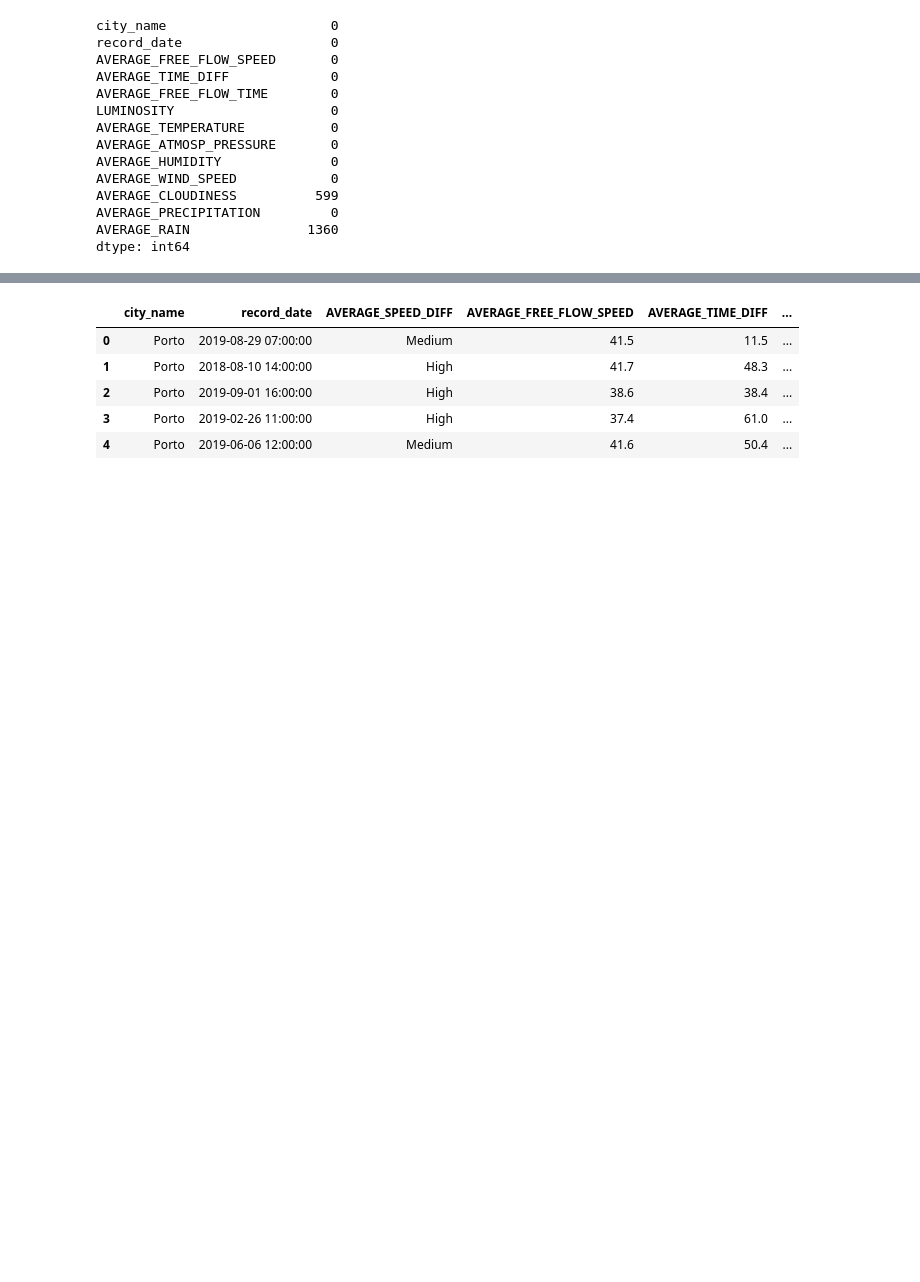
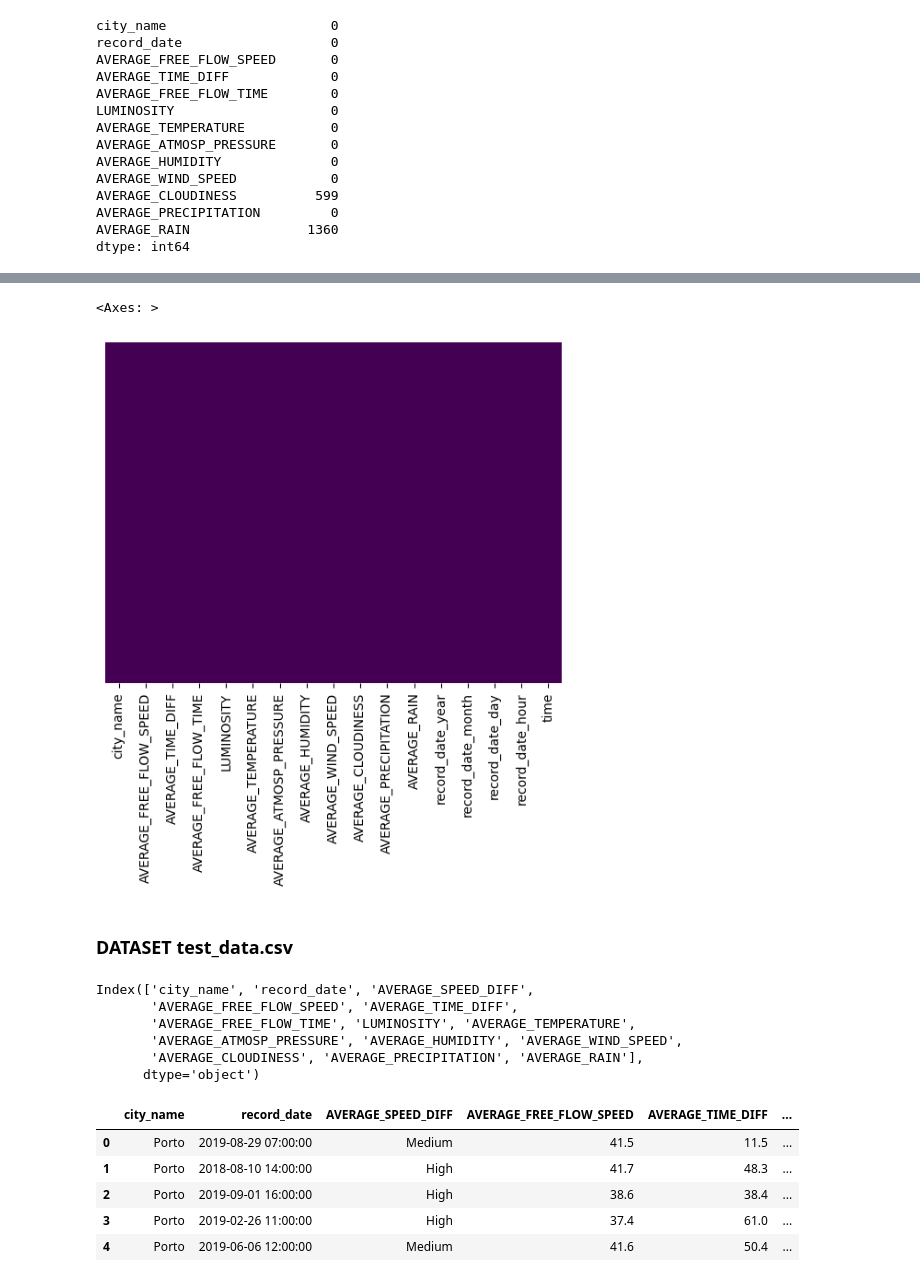
Before and after one commit to GuilhermeLobo225/DAA, a Jupyter notebook: Project.ipynb, the cells around one changed output, grey strips where cells are left out. Cells and saved outputs as stored; diff of their text form; code cells hidden in the pictures; blank space fills up the shorter version.

```diff
--- a/Project.ipynb
+++ b/Project.ipynb
@@ -72,0 +174,4 @@ dtype: int64
+# %%
+test.drop('record_date_minute', axis=1, inplace=True)
+test.drop('record_date', axis=1, inplace=True)
+test.head()
@@ -72,0 +185,13 @@ dtype: int64
+# %%
+# Calcular a moda da AVERAGE_CLOUDINESS por cada dia
+day_mode = (
+    test.groupby('record_date_day')['AVERAGE_CLOUDINESS']
+      .agg(lambda x: x.mode().iloc[0] if not x.mode().empty else pd.NA)
+)
+# Preencher os NaN com a moda do respetivo dia
+test['AVERAGE_CLOUDINESS'] = test.apply(
+    lambda row: day_mode[row['record_date_day']]
+    if pd.isna(row['AVERAGE_CLOUDINESS']) else row['AVERAGE_CLOUDINESS'],
+    axis=1
+)
+test.head()
@@ -72,0 +233,13 @@ dtype: int64
+# %%
+# Calcular a moda da AVERAGE_RAIN por cada dia
+day_mode = (
+    test.groupby('record_date_day')['AVERAGE_RAIN']
+      .agg(lambda x: x.mode().iloc[0] if not x.mode().empty else pd.NA)
+)
+# Preencher os NaN com a moda do respetivo dia
+test['AVERAGE_RAIN'] = test.apply(
+    lambda row: day_mode[row['record_date_day']]
+    if pd.isna(row['AVERAGE_RAIN']) else row['AVERAGE_RAIN'],
+    axis=1
+)
+test.head()
@@ -72,0 +274,5 @@ dtype: int64
+# %%
+#Ainda existem valores em falta, mas sao poucos. Vamos preencher com a moda da coluna
+mode_rain = test['AVERAGE_RAIN'].mode()[0]
+test['AVERAGE_RAIN'] = test['AVERAGE_RAIN'].fillna(mode_rain)
+test.head()
@@ -73,3 +307,19 @@ dtype: int64
+# %%
+sns.heatmap(test.isnull(), yticklabels=False, cbar=False, cmap='viridis')
+# %% [output]
+<Axes: >
+[figure, added]
+# %% [markdown]
+### DATASET test_data.csv
+# %%
+train.columns
+# %% [output]
+Index(['city_name', 'record_date', 'AVERAGE_SPEED_DIFF',
+       'AVERAGE_FREE_FLOW_SPEED', 'AVERAGE_TIME_DIFF',
+       'AVERAGE_FREE_FLOW_TIME', 'LUMINOSITY', 'AVERAGE_TEMPERATURE',
+       'AVERAGE_ATMOSP_PRESSURE', 'AVERAGE_HUMIDITY', 'AVERAGE_WIND_SPEED',
+       'AVERAGE_CLOUDINESS', 'AVERAGE_PRECIPITATION', 'AVERAGE_RAIN'],
+      dtype='object')
 # %%
 train.head()
 # %% [output]
```
Also changed, not shown: parts of 44 cells of this notebook.
